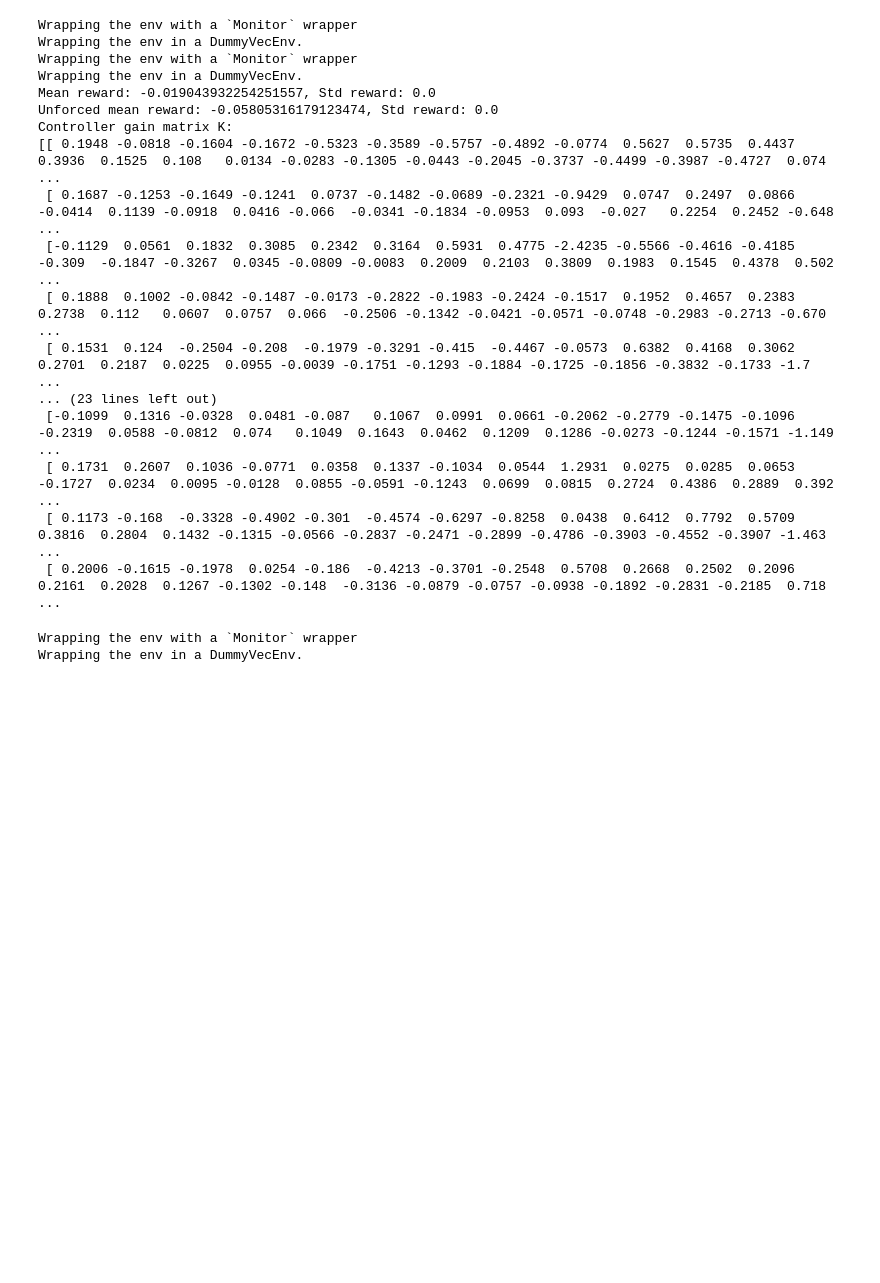
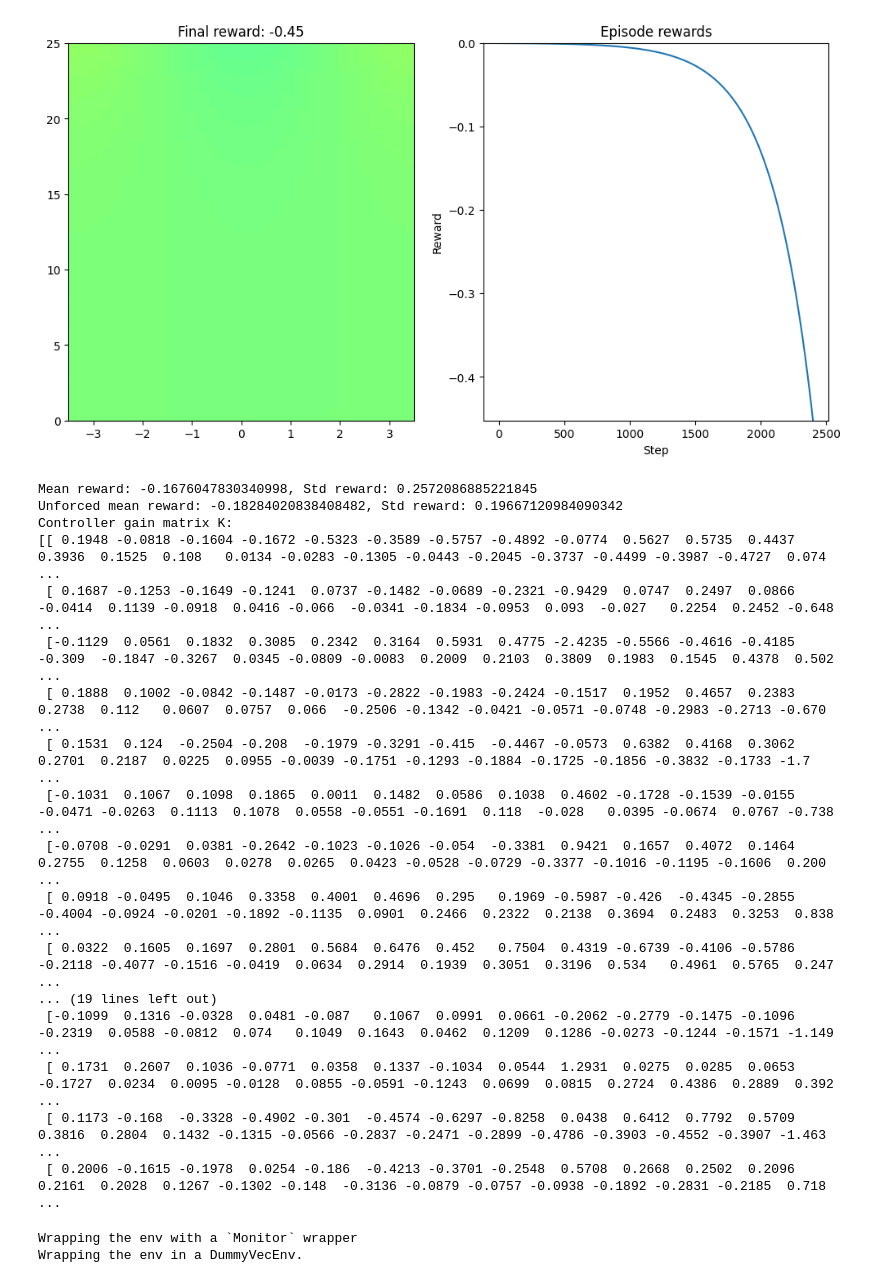
Before and after one commit to hamishlister/KS_SAC, a Jupyter notebook: trained_models_testing.ipynb, the cells around one changed output. Cells and saved outputs as stored; diff of their text form; code cells hidden in the pictures; blank space fills up the shorter version.

```diff
--- a/trained_models_testing.ipynb
+++ b/trained_models_testing.ipynb
@@ -40,6 +40,8 @@ def test(model_path, env_path, num_episodes=10, plot=True, unforced=True):
         config = yaml.safe_load(f)
     env_args = config['env']
     env_args['plot'] = plot
+    env_args['actuator_loss_weight'] = 0.0
+
 
     env = make_env(**env_args)
     model = SAC.load(model_path, env=env)
@@ -67,21 +69,22 @@ def test(model_path, env_path, num_episodes=10, plot=True, unforced=True):
         np.set_printoptions(threshold=np.inf, linewidth=np.inf, suppress=True, precision=4)
         print(f"Controller gain matrix K:\n{K}")
 # %%
-K = test('runs/linear_ens0.zip', 'configs/config_linear.yaml', num_episodes=1, plot=False)
+K = test('runs/linear_ens0.zip', 'configs/config_linear.yaml', num_episodes=10, plot=True)
 # %% [output]
+[figure, added]
-Wrapping the env with a `Monitor` wrapper
-Wrapping the env in a DummyVecEnv.
-Wrapping the env with a `Monitor` wrapper
-Wrapping the env in a DummyVecEnv.
-Mean reward: -0.019043932254251557, Std reward: 0.0
-Unforced mean reward: -0.05805316179123474, Std reward: 0.0
+Mean reward: -0.1676047830340998, Std reward: 0.2572086885221845
+Unforced mean reward: -0.18284020838408482, Std reward: 0.19667120984090342
 Controller gain matrix K:
 [[ 0.1948 -0.0818 -0.1604 -0.1672 -0.5323 -0.3589 -0.5757 -0.4892 -0.0774  0.5627  0.5735  0.4437  0.3936  0.1525  0.108   0.0134 -0.0283 -0.1305 -0.0443 -0.2045 -0.3737 -0.4499 -0.3987 -0.4727  0.074 ...
  [ 0.1687 -0.1253 -0.1649 -0.1241  0.0737 -0.1482 -0.0689 -0.2321 -0.9429  0.0747  0.2497  0.0866 -0.0414  0.1139 -0.0918  0.0416 -0.066  -0.0341 -0.1834 -0.0953  0.093  -0.027   0.2254  0.2452 -0.648 ...
  [-0.1129  0.0561  0.1832  0.3085  0.2342  0.3164  0.5931  0.4775 -2.4235 -0.5566 -0.4616 -0.4185 -0.309  -0.1847 -0.3267  0.0345 -0.0809 -0.0083  0.2009  0.2103  0.3809  0.1983  0.1545  0.4378  0.502 ...
  [ 0.1888  0.1002 -0.0842 -0.1487 -0.0173 -0.2822 -0.1983 -0.2424 -0.1517  0.1952  0.4657  0.2383  0.2738  0.112   0.0607  0.0757  0.066  -0.2506 -0.1342 -0.0421 -0.0571 -0.0748 -0.2983 -0.2713 -0.670 ...
  [ 0.1531  0.124  -0.2504 -0.208  -0.1979 -0.3291 -0.415  -0.4467 -0.0573  0.6382  0.4168  0.3062  0.2701  0.2187  0.0225  0.0955 -0.0039 -0.1751 -0.1293 -0.1884 -0.1725 -0.1856 -0.3832 -0.1733 -1.7   ...
-... (23 lines left out)
+ [-0.1031  0.1067  0.1098  0.1865  0.0011  0.1482  0.0586  0.1038  0.4602 -0.1728 -0.1539 -0.0155 -0.0471 -0.0263  0.1113  0.1078  0.0558 -0.0551 -0.1691  0.118  -0.028   0.0395 -0.0674  0.0767 -0.738 ...
+ [-0.0708 -0.0291  0.0381 -0.2642 -0.1023 -0.1026 -0.054  -0.3381  0.9421  0.1657  0.4072  0.1464  0.2755  0.1258  0.0603  0.0278  0.0265  0.0423 -0.0528 -0.0729 -0.3377 -0.1016 -0.1195 -0.1606  0.200 ...
+ [ 0.0918 -0.0495  0.1046  0.3358  0.4001  0.4696  0.295   0.1969 -0.5987 -0.426  -0.4345 -0.2855 -0.4004 -0.0924 -0.0201 -0.1892 -0.1135  0.0901  0.2466  0.2322  0.2138  0.3694  0.2483  0.3253  0.838 ...
+ [ 0.0322  0.1605  0.1697  0.2801  0.5684  0.6476  0.452   0.7504  0.4319 -0.6739 -0.4106 -0.5786 -0.2118 -0.4077 -0.1516 -0.0419  0.0634  0.2914  0.1939  0.3051  0.3196  0.534   0.4961  0.5765  0.247 ...
+... (19 lines left out)
  [-0.1099  0.1316 -0.0328  0.0481 -0.087   0.1067  0.0991  0.0661 -0.2062 -0.2779 -0.1475 -0.1096 -0.2319  0.0588 -0.0812  0.074   0.1049  0.1643  0.0462  0.1209  0.1286 -0.0273 -0.1244 -0.1571 -1.149 ...
  [ 0.1731  0.2607  0.1036 -0.0771  0.0358  0.1337 -0.1034  0.0544  1.2931  0.0275  0.0285  0.0653 -0.1727  0.0234  0.0095 -0.0128  0.0855 -0.0591 -0.1243  0.0699  0.0815  0.2724  0.4386  0.2889  0.392 ...
  [ 0.1173 -0.168  -0.3328 -0.4902 -0.301  -0.4574 -0.6297 -0.8258  0.0438  0.6412  0.7792  0.5709  0.3816  0.2804  0.1432 -0.1315 -0.0566 -0.2837 -0.2471 -0.2899 -0.4786 -0.3903 -0.4552 -0.3907 -1.463 ...
```
Also changed, not shown: 1 other file.
